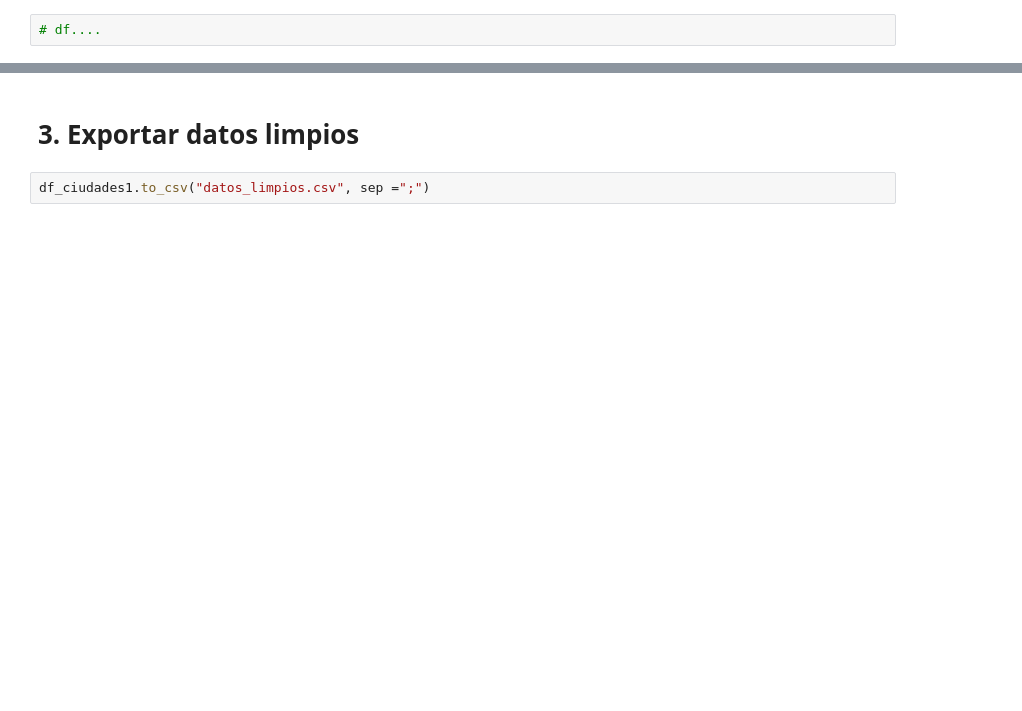
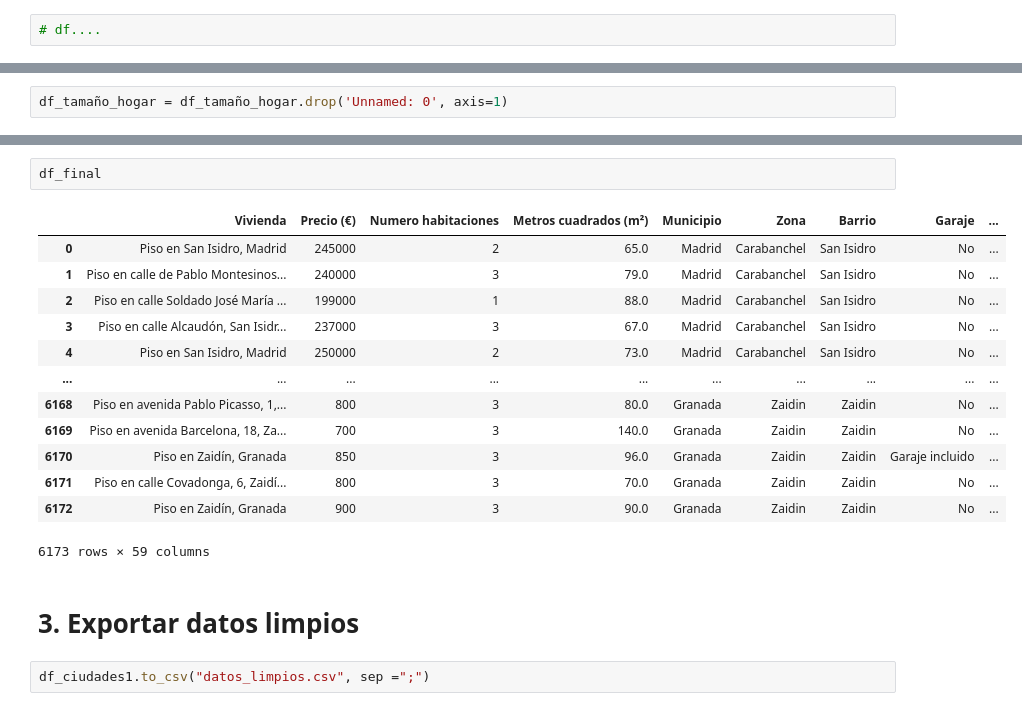
Before and after one commit to carlotagordillo2/Housing-factor, a Jupyter notebook: src/clean_df.ipynb, the cells around one changed output, grey strips where cells are left out. Drawn from its saved outputs; the diff is of its cells as text; blank space fills up the shorter version.

```diff
--- a/src/clean_df.ipynb
+++ b/src/clean_df.ipynb
@@ -314,0 +414,2 @@ dtype: int64
+# %%
+df_tamaño_hogar = df_tamaño_hogar.drop('Unnamed: 0', axis=1)
@@ -317,3 +472,19 @@ dtype: int64
+# %%
+df_final
+# %% [output]
+|  | Vivienda | Precio (€) | Numero habitaciones | Metros cuadrados (m²) | Municipio | Zona | Barrio | Garaje | ... |
+| 0 | Piso en San Isidro, Madrid | 245000 | 2 | 65.0 | Madrid | Carabanchel | San Isidro | No | ... |
+| 1 | Piso en calle de Pablo Montesinos... | 240000 | 3 | 79.0 | Madrid | Carabanchel | San Isidro | No | ... |
+| 2 | Piso en calle Soldado José María ... | 199000 | 1 | 88.0 | Madrid | Carabanchel | San Isidro | No | ... |
+| 3 | Piso en calle Alcaudón, San Isidr... | 237000 | 3 | 67.0 | Madrid | Carabanchel | San Isidro | No | ... |
+| 4 | Piso en San Isidro, Madrid | 250000 | 2 | 73.0 | Madrid | Carabanchel | San Isidro | No | ... |
+| ... | ... | ... | ... | ... | ... | ... | ... | ... | ... |
+| 6168 | Piso en avenida Pablo Picasso, 1,... | 800 | 3 | 80.0 | Granada | Zaidin | Zaidin | No | ... |
+| 6169 | Piso en avenida Barcelona, 18, Za... | 700 | 3 | 140.0 | Granada | Zaidin | Zaidin | No | ... |
+| 6170 | Piso en Zaidín, Granada | 850 | 3 | 96.0 | Granada | Zaidin | Zaidin | Garaje incluido | ... |
+| 6171 | Piso en calle Covadonga, 6, Zaidí... | 800 | 3 | 70.0 | Granada | Zaidin | Zaidin | No | ... |
+| 6172 | Piso en Zaidín, Granada | 900 | 3 | 90.0 | Granada | Zaidin | Zaidin | No | ... |
+6173 rows × 59 columns
 # %% [markdown]
 # 3.  Exportar datos limpios
 # %%
```
Also changed, not shown: parts of 42 cells of this notebook, 4 other files.
